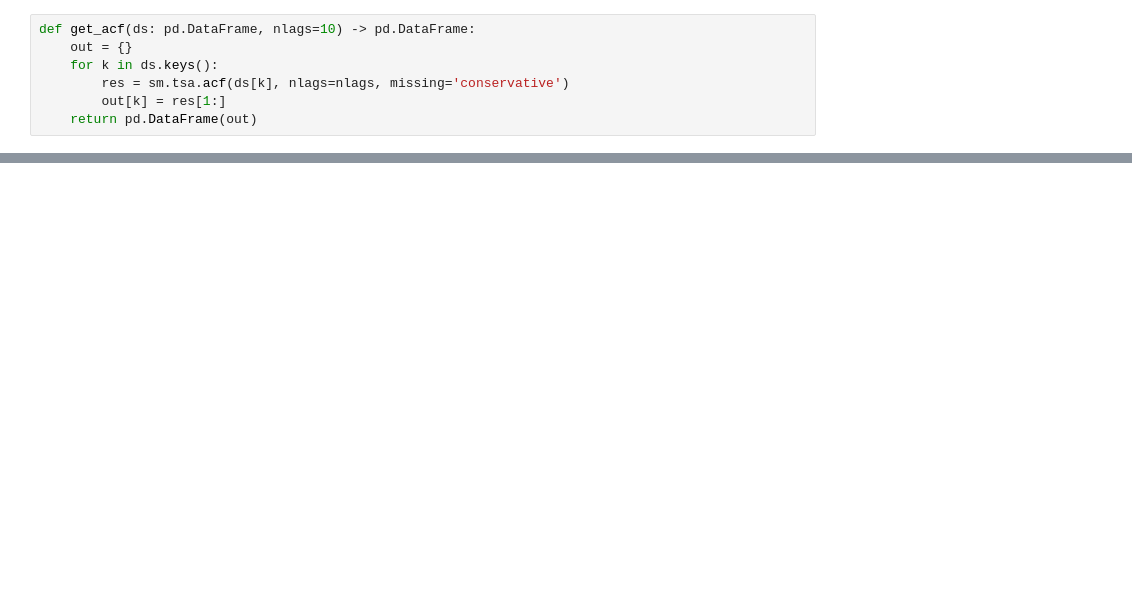
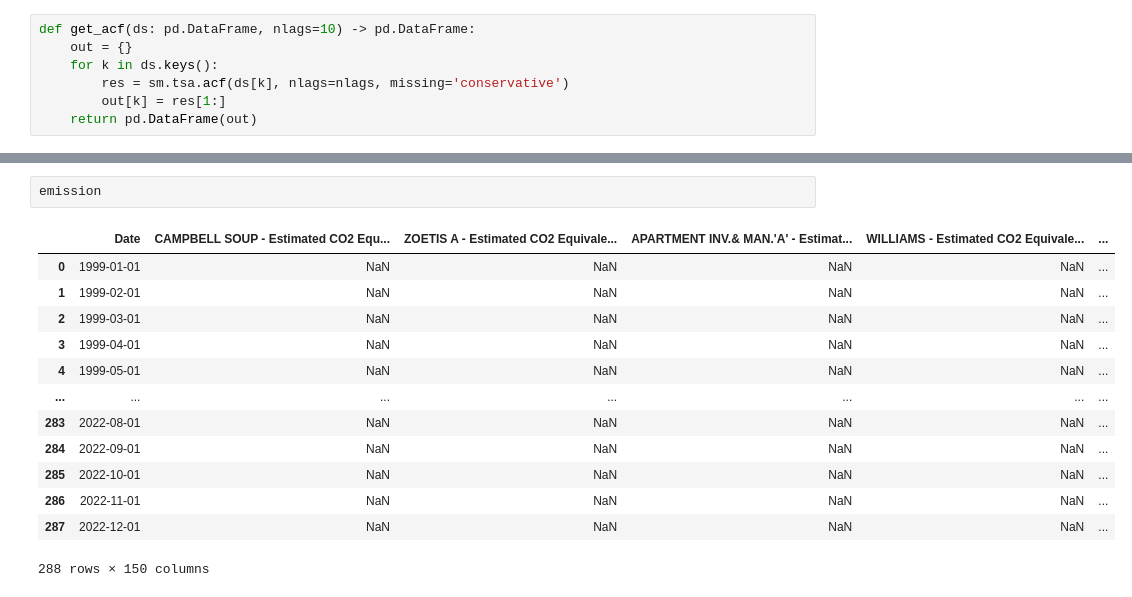
Before and after one commit to victoriawong1123/quant_asset, a Jupyter notebook: project_testing/qarm_self.ipynb, the cells around one changed output, grey strips where cells are left out. Drawn from its saved outputs; the diff is of its cells as text; blank space fills up the shorter version.

```diff
--- a/project_testing/qarm_self.ipynb
+++ b/project_testing/qarm_self.ipynb
@@ -130,0 +320,16 @@ acf
+# %%
+emission
+# %% [output]
+|  | Date | CAMPBELL SOUP - Estimated CO2 Equ... | ZOETIS A - Estimated CO2 Equivale... | APARTMENT INV.& MAN.'A' - Estimat... | WILLIAMS - Estimated CO2 Equivale... | ... |
+| 0 | 1999-01-01 | NaN | NaN | NaN | NaN | ... |
+| 1 | 1999-02-01 | NaN | NaN | NaN | NaN | ... |
+| 2 | 1999-03-01 | NaN | NaN | NaN | NaN | ... |
+| 3 | 1999-04-01 | NaN | NaN | NaN | NaN | ... |
+| 4 | 1999-05-01 | NaN | NaN | NaN | NaN | ... |
+| ... | ... | ... | ... | ... | ... | ... |
+| 283 | 2022-08-01 | NaN | NaN | NaN | NaN | ... |
+| 284 | 2022-09-01 | NaN | NaN | NaN | NaN | ... |
+| 285 | 2022-10-01 | NaN | NaN | NaN | NaN | ... |
+| 286 | 2022-11-01 | NaN | NaN | NaN | NaN | ... |
+| 287 | 2022-12-01 | NaN | NaN | NaN | NaN | ... |
+288 rows × 150 columns
```
Also changed, not shown: parts of 29 cells of this notebook.
